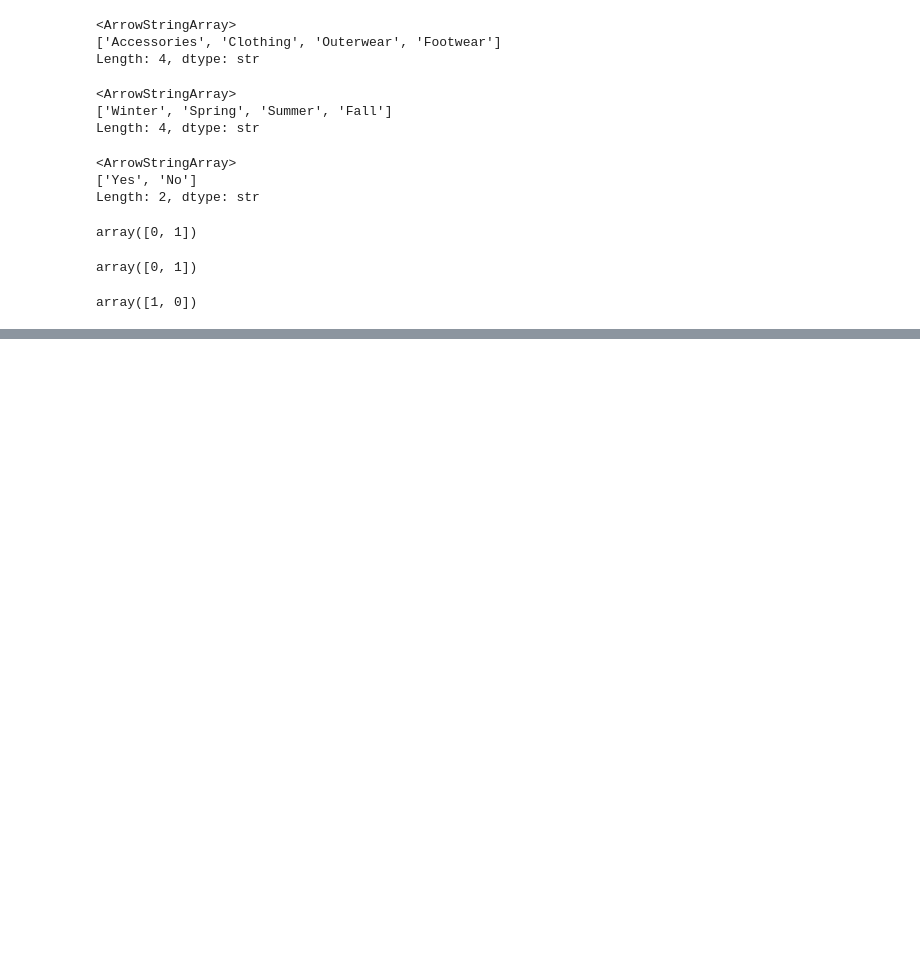
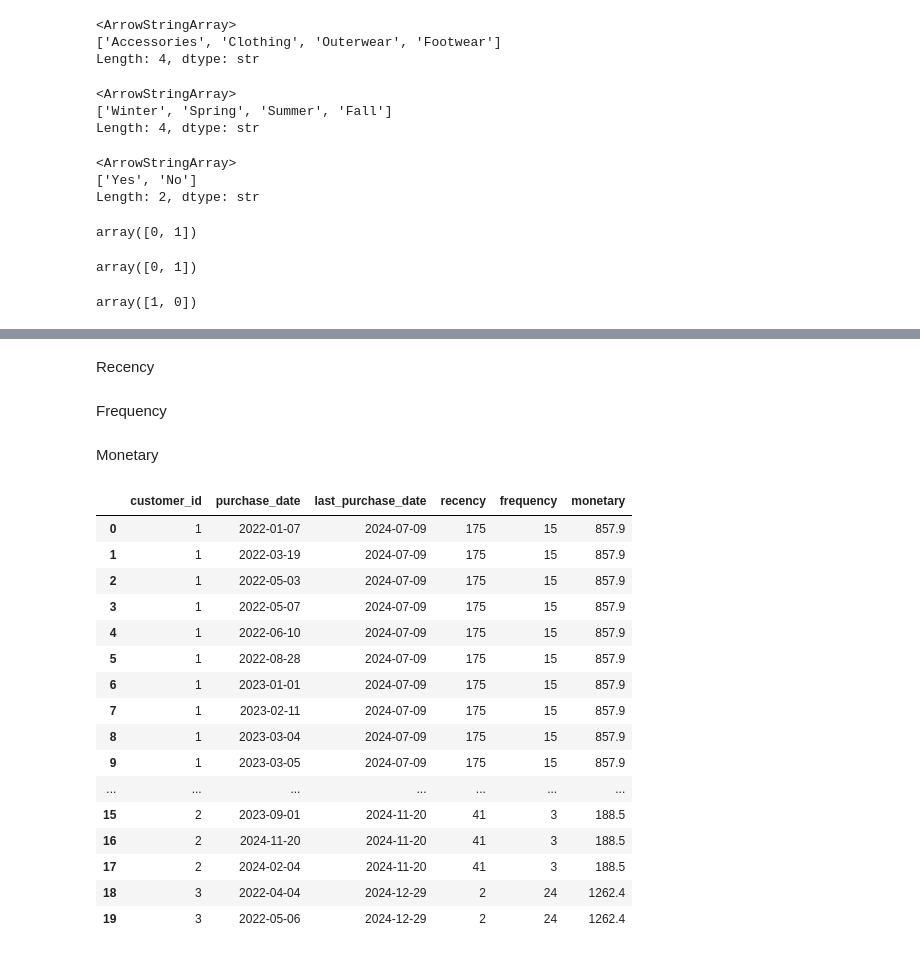
Before and after one commit to paraneankita-jpg/Customer_Intelligence_Pipeline, a Jupyter notebook: ETL_.ipynb, the cells around one changed output, grey strips where cells are left out. Saved outputs shown, nothing was run; the diff lists cells and outputs as text; code cells hidden in the pictures; blank space fills up the shorter version.

Commit message:
data Transformation done

```diff
--- a/ETL_.ipynb
+++ b/ETL_.ipynb
@@ -150,0 +166,5 @@ array([1, 0])
+# %%
+# create a column age group
+
+labels=['Young', 'Adult','Middle-aged', 'Senior']
+df['age_group'] = pd.qcut(df['age'], q=4,labels=labels)
@@ -150,0 +191,47 @@ array([1, 0])
+# %% [markdown]
+Recency
+# %%
+max_date = df["purchase_date"].max()
+
+df["last_purchase_date"] = (
+    df.groupby("customer_id")["purchase_date"].transform("max"))
+
+df["recency"] = (
+    max_date - df["last_purchase_date"]).dt.days
+# %% [markdown]
+Frequency
+# %%
+df["frequency"] = (
+    df.groupby("customer_id")["customer_id"]
+      .transform("count"))
+# %% [markdown]
+Monetary
+# %%
+df["monetary"] = (
+    df.groupby("customer_id")["purchase_amount"]
+      .transform("sum"))
+# %%
+df[ ["customer_id",
+     "purchase_date",
+     "last_purchase_date",
+     "recency",
+     "frequency",
+     "monetary"]].head(20)
+# %% [output]
+|  | customer_id | purchase_date | last_purchase_date | recency | frequency | monetary |
+| 0 | 1 | 2022-01-07 | 2024-07-09 | 175 | 15 | 857.9 |
+| 1 | 1 | 2022-03-19 | 2024-07-09 | 175 | 15 | 857.9 |
+| 2 | 1 | 2022-05-03 | 2024-07-09 | 175 | 15 | 857.9 |
+| 3 | 1 | 2022-05-07 | 2024-07-09 | 175 | 15 | 857.9 |
+| 4 | 1 | 2022-06-10 | 2024-07-09 | 175 | 15 | 857.9 |
+| 5 | 1 | 2022-08-28 | 2024-07-09 | 175 | 15 | 857.9 |
+| 6 | 1 | 2023-01-01 | 2024-07-09 | 175 | 15 | 857.9 |
+| 7 | 1 | 2023-02-11 | 2024-07-09 | 175 | 15 | 857.9 |
+| 8 | 1 | 2023-03-04 | 2024-07-09 | 175 | 15 | 857.9 |
+| 9 | 1 | 2023-03-05 | 2024-07-09 | 175 | 15 | 857.9 |
+| ... | ... | ... | ... | ... | ... | ... |
+| 15 | 2 | 2023-09-01 | 2024-11-20 | 41 | 3 | 188.5 |
+| 16 | 2 | 2024-11-20 | 2024-11-20 | 41 | 3 | 188.5 |
+| 17 | 2 | 2024-02-04 | 2024-11-20 | 41 | 3 | 188.5 |
+| 18 | 3 | 2022-04-04 | 2024-12-29 | 2 | 24 | 1262.4 |
+| 19 | 3 | 2022-05-06 | 2024-12-29 | 2 | 24 | 1262.4 |
```
Also changed, not shown: parts of 16 cells of this notebook.
